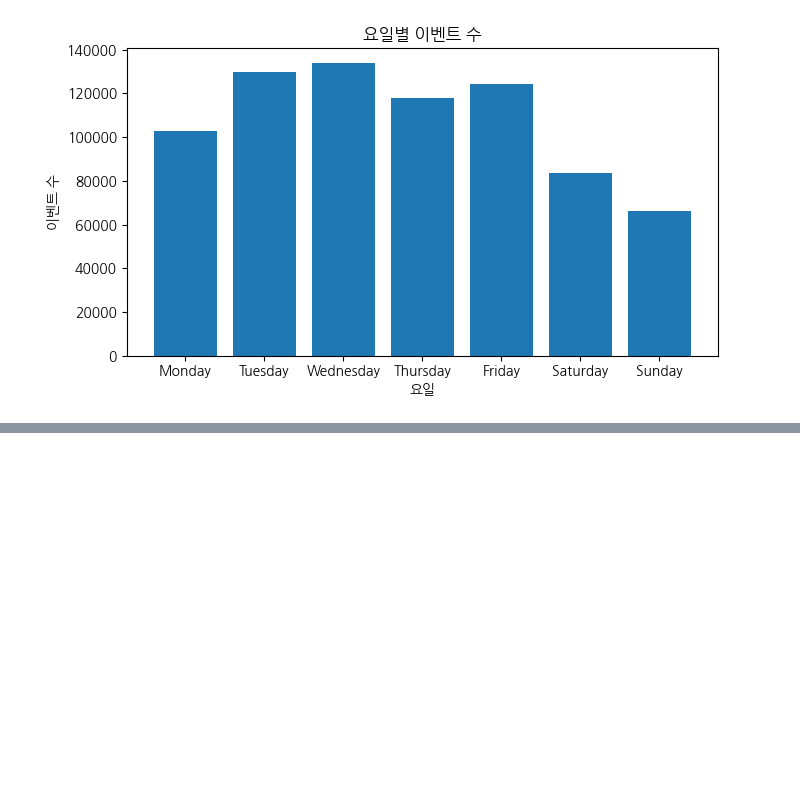
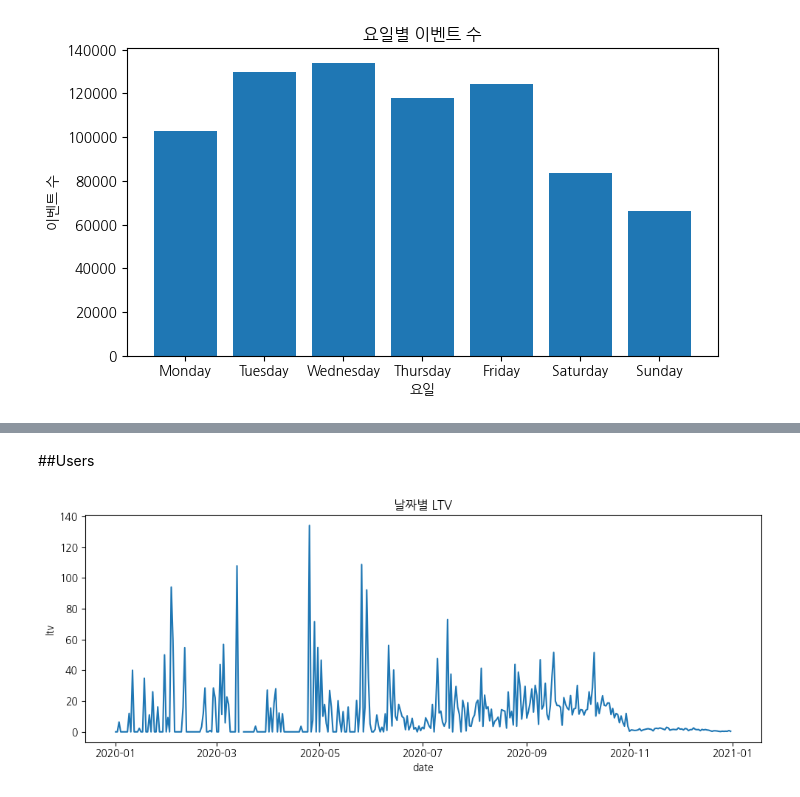
Before and after one commit to DogwonLee/Datatone, a Jupyter notebook: 이도권_데이터톤.ipynb, the cells around one changed output, grey strips where cells are left out. Cells and saved outputs as stored; diff of their text form; code cells hidden in the pictures; blank space fills up the shorter version.

```diff
--- a/이도권_데이터톤.ipynb
+++ b/이도권_데이터톤.ipynb
@@ -57,0 +116,7 @@ users
+# %%
+s = users['date']  # 변환 전 원본을 사용하세요
+print('예시 5개:', s.head().tolist())
+
+# 변환된 날짜의 연도 분포
+users['year'] = users['date'].dt.year
+print(users['year'].value_counts().sort_index())
@@ -117,0 +219,28 @@ plt.show()
+# %% [markdown]
+##Users
+# %%
+import numpy as np
+import pandas as pd
+import matplotlib.pyplot as plt
+
+# 1) 1970년(에폭) 값 제거
+bad_mask = users['date'].dt.year == 1970
+users.loc[bad_mask, 'date'] = pd.NaT   # 잘못된 날짜를 결측으로
+
+# (선택) 범위를 명시적으로 제한: 2019~2021만 사용
+users = users[(users['date'] >= '2019-01-01') & (users['date'] < '2022-01-01')]
+
+# 2) 일별 집계
+ts = (users.set_index('date')['ltv']
+            .resample('D').mean())
+
+# 3) 2020년만 시각화
+ts_2020 = ts.loc['2020']
+
+plt.figure(figsize=(10,4))
+plt.plot(ts_2020.index, ts_2020.values)
+plt.title('날짜별 LTV')
+plt.xlabel('date'); plt.ylabel('ltv')
+plt.tight_layout(); plt.show()
+# %% [output]
+[figure, added]
```
Also changed, not shown: parts of 8 cells of this notebook.
